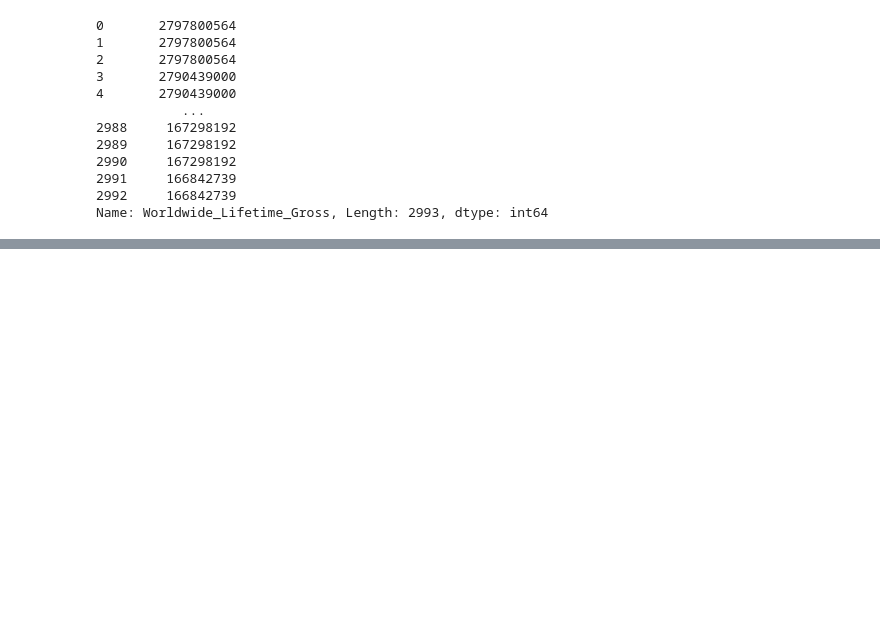
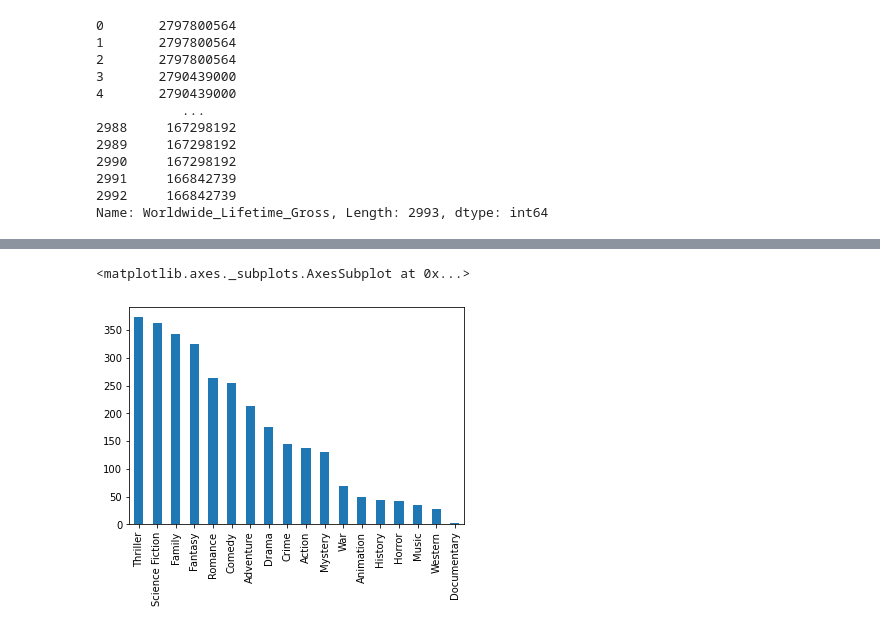
Before and after one commit to ykfarhan/state-of-box-office-analysis, a Jupyter notebook: Amir Data Cleaning.ipynb, the cells around one changed output, grey strips where cells are left out. Cells and saved outputs as stored; diff of their text form; code cells hidden in the pictures; blank space fills up the shorter version.

```diff
--- a/Amir Data Cleaning.ipynb
+++ b/Amir Data Cleaning.ipynb
@@ -360,0 +366,6 @@ ybc.plot.bar(y = 'Worldwide_Lifetime_Gross')
+# %%
+ybc = genredata[['genres','Worldwide_Lifetime_Gross','Domestic_Lifetime_Gross','Foreign_Lifetime_Gross']]
+ybc.genres.value_counts().plot.bar()
+# %% [output]
+<matplotlib.axes._subplots.AxesSubplot at 0x...>
+[figure, added]
```
Also changed, not shown: parts of 8 cells of this notebook.
